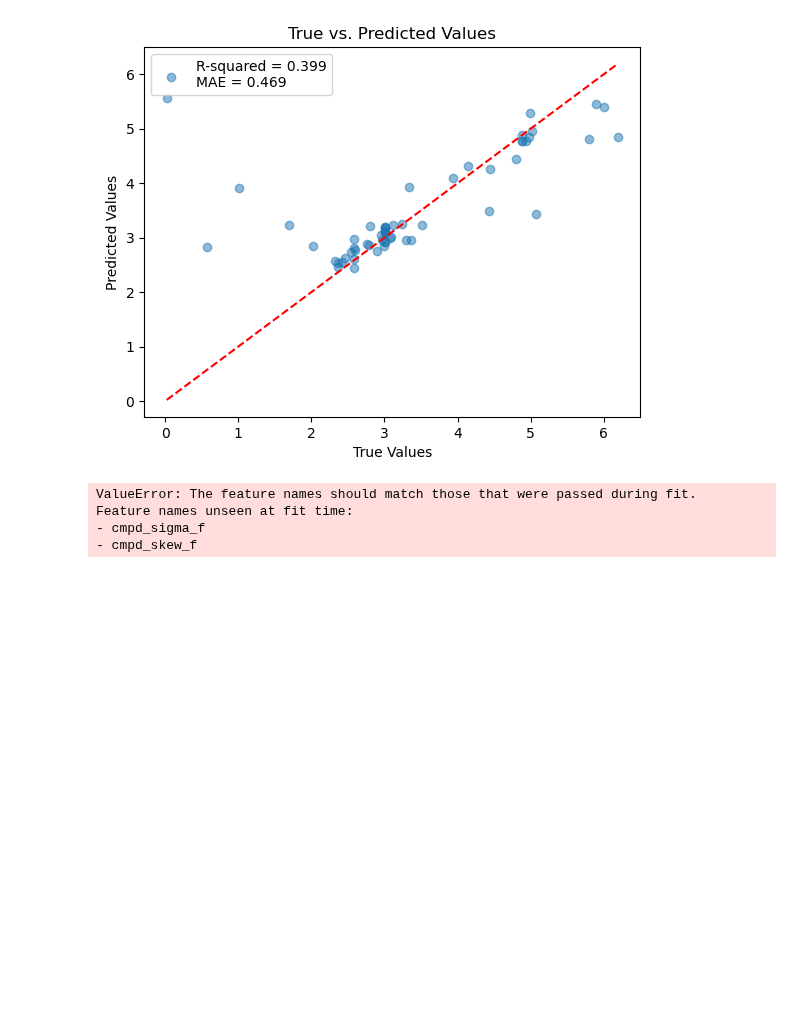
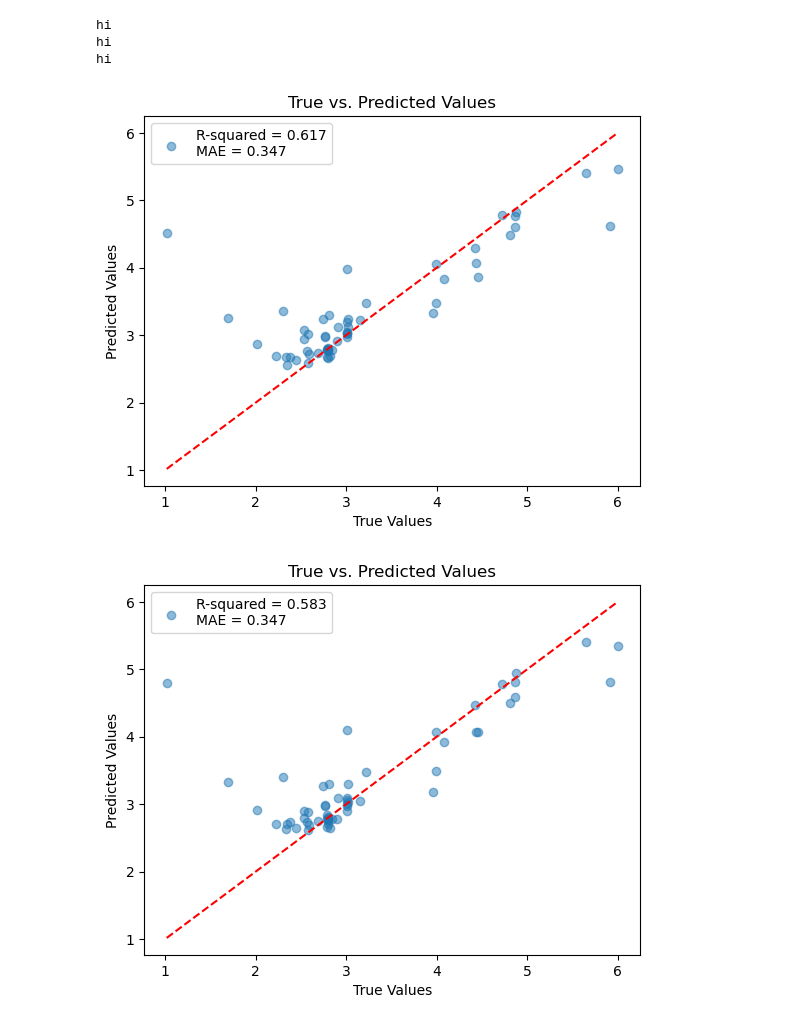
Before and after one commit to erikswanke/2d-Material-Science, a Jupyter notebook: sci_reports.ipynb, the cells around one changed output. Cells and saved outputs as stored; diff of their text form; code cells hidden in the pictures; blank space fills up the shorter version.

```diff
--- a/sci_reports.ipynb
+++ b/sci_reports.ipynb
@@ -130,7 +130,7 @@ X_test_temp = X_test
 models = []
 Xtests_at_each_step = []
 
-for i in range(2):
+for i in range(3):
     model = train_model(X_train_temp, y_train)
     models.append(model)
     Xtests_at_each_step.append(X_test_temp)
@@ -140,18 +140,23 @@ for i in range(2):
     # Remove the columns with the lowest importance from the dataset
     X_train_temp=X_train_temp.drop(X_train_temp.columns[lowest_indices], axis=1)
     X_test_temp=X_test_temp.drop(X_test_temp.columns[lowest_indices], axis=1)
+# %% [output]
+hi
+hi
+hi
 # %%
 # Evaluate the model
-for model, Xtemps in models, xtem:
+#for modeli, X_test in models, Xtests_at_each_step:
+for i in range(len(models)):
+    # print(type(models[i]))
+    # print(type(Xtests_at_each_step[i]))
+    # print("num columns at position i=", i, ":", len(Xtests_at_each_step[i].columns))
+    y_pred = models[i].predict(Xtests_at_each_step[i])
 
-    y_pred = model.predict(X_test)
-    r2, mae = evaluate_model(model, X_test, y_test)
+    r2, mae = evaluate_model(models[i], Xtests_at_each_step[i], y_test)
 
     # Plot the predictions
     plot_predictions(y_test, y_pred, r2, mae)
 # %% [output]
-[figure, old version]
+[figure, new version]
-ValueError: The feature names should match those that were passed during fit.
-Feature names unseen at fit time:
-- cmpd_sigma_f
-- cmpd_skew_f
+[figure, added]
```
Also changed, not shown: parts of 1 cell of this notebook.
